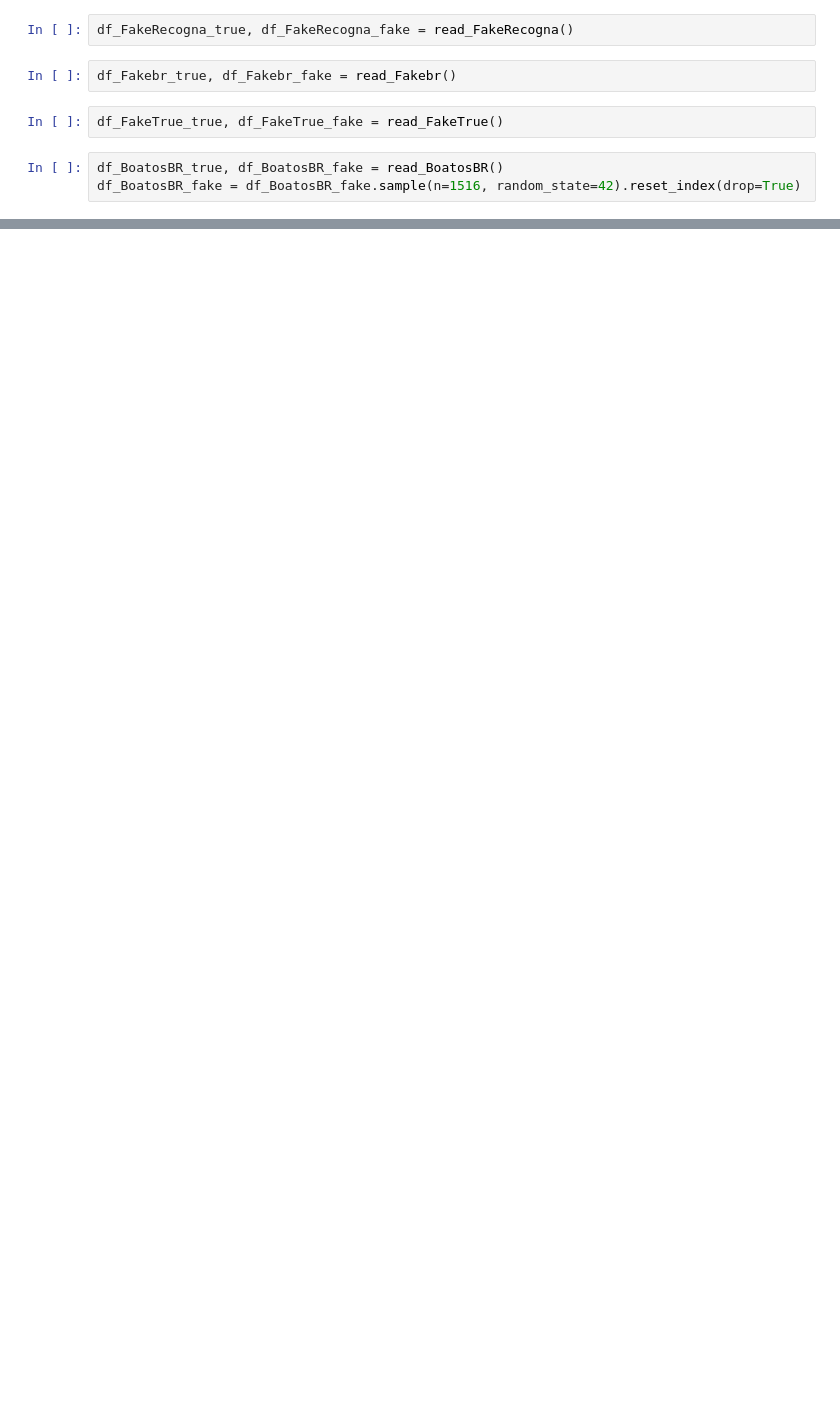
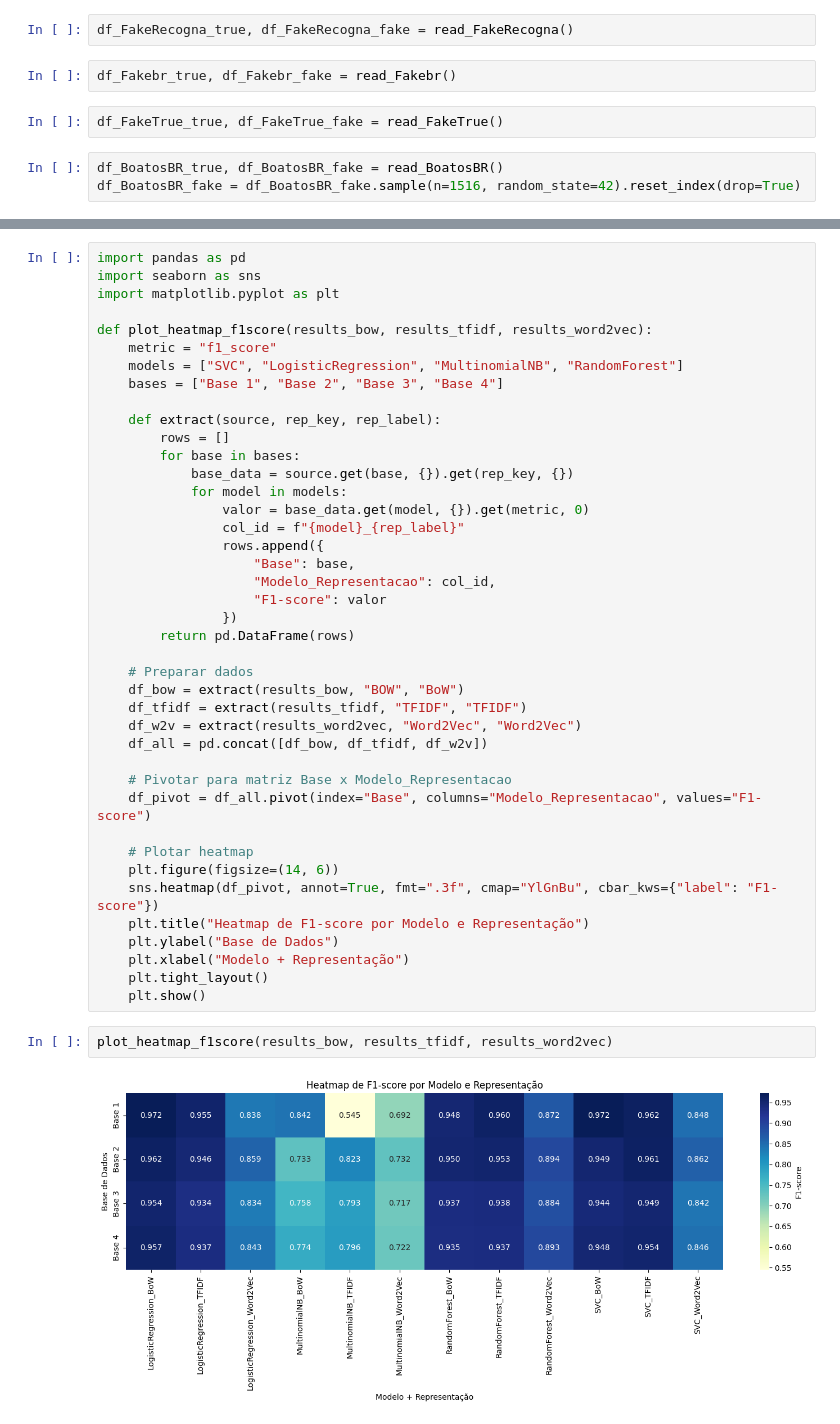
Before and after one commit to laritrevilato/fake_news_classification, a Jupyter notebook: TCC_Larissa.ipynb, the cells around one changed output, grey strips where cells are left out. Saved outputs shown, nothing was run; the diff lists cells and outputs as text; blank space fills up the shorter version.

```diff
--- a/TCC_Larissa.ipynb
+++ b/TCC_Larissa.ipynb
@@ -699,0 +1066,45 @@ Word2Vec
+# %%
+import pandas as pd
+import seaborn as sns
+import matplotlib.pyplot as plt
+
+def plot_heatmap_f1score(results_bow, results_tfidf, results_word2vec):
+    metric = "f1_score"
+    models = ["SVC", "LogisticRegression", "MultinomialNB", "RandomForest"]
+    bases = ["Base 1", "Base 2", "Base 3", "Base 4"]
+
+    def extract(source, rep_key, rep_label):
+        rows = []
+        for base in bases:
+            base_data = source.get(base, {}).get(rep_key, {})
+            for model in models:
+                valor = base_data.get(model, {}).get(metric, 0)
+                col_id = f"{model}_{rep_label}"
+                rows.append({
+                    "Base": base,
+                    "Modelo_Representacao": col_id,
+                    "F1-score": valor
+                })
+        return pd.DataFrame(rows)
+
+    # Preparar dados
+    df_bow = extract(results_bow, "BOW", "BoW")
+    df_tfidf = extract(results_tfidf, "TFIDF", "TFIDF")
+    df_w2v = extract(results_word2vec, "Word2Vec", "Word2Vec")
+    df_all = pd.concat([df_bow, df_tfidf, df_w2v])
+
+    # Pivotar para matriz Base x Modelo_Representacao
+    df_pivot = df_all.pivot(index="Base", columns="Modelo_Representacao", values="F1-score")
+
+    # Plotar heatmap
+    plt.figure(figsize=(14, 6))
+    sns.heatmap(df_pivot, annot=True, fmt=".3f", cmap="YlGnBu", cbar_kws={"label": "F1-score"})
+    plt.title("Heatmap de F1-score por Modelo e Representação")
+    plt.ylabel("Base de Dados")
+    plt.xlabel("Modelo + Representação")
+    plt.tight_layout()
+    plt.show()
+# %%
+plot_heatmap_f1score(results_bow, results_tfidf, results_word2vec)
+# %% [output]
+[figure, added]
```
Also changed, not shown: parts of 40 cells of this notebook.
